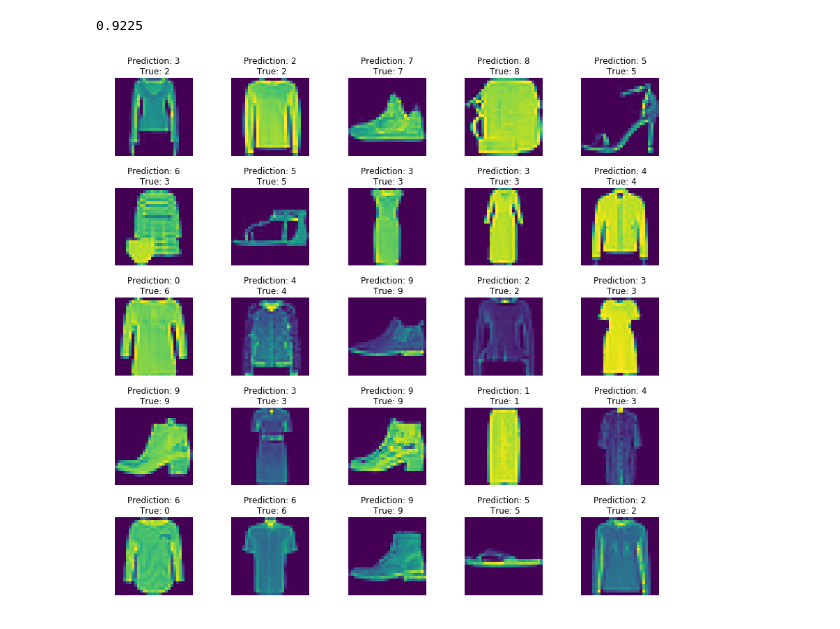
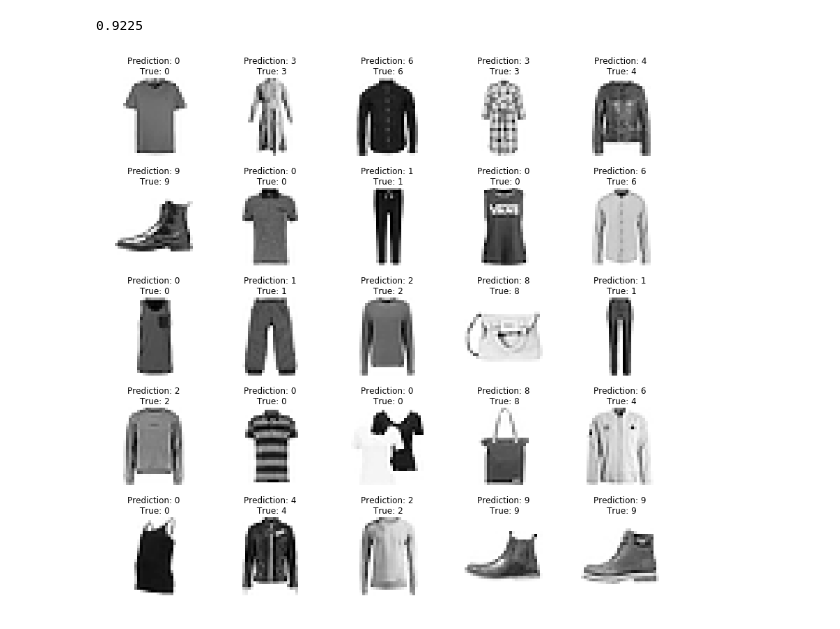
Before and after one commit to SidJain1412/FashionMNIST, a Jupyter notebook: Test1.ipynb, the cells around one changed output. Saved outputs shown, nothing was run; the diff lists cells and outputs as text; code cells hidden in the pictures.

```diff
--- a/Test1.ipynb
+++ b/Test1.ipynb
@@ -180,7 +182,7 @@ axes = axes.ravel()
 randnum = random.randint(0, 9975)
 
 for i in range(25):
-    axes[i].imshow(test_X[randnum + i].reshape(28, 28))
+    axes[i].imshow(test_X[randnum + i].reshape(28, 28), cmap="Greys")
     axes[i].set_title('Prediction: %d\n True: %d' %
                       (predictions[randnum + i], test_y[randnum + i]))
     axes[i].axis('off')
@@ -237,19 +239,19 @@ result[1]
 # %%
 predictions = classifier.predict_classes(test_X)
 import random
 
 fig, axes = plt.subplots(5, 5, figsize=(14, 14))
 # axes is currently in multiple lists, ravel reshapes it to 1d (?)
 axes = axes.ravel()
 
 randnum = random.randint(0, 9975)
 
 for i in range(25):
-    axes[i].imshow(test_X[randnum + i].reshape(28, 28))
+    axes[i].imshow(test_X[randnum + i].reshape(28, 28), cmap="Greys")
     axes[i].set_title('Prediction: %d\n True: %d' %
                       (predictions[randnum + i], test_y[randnum + i]))
     axes[i].axis('off')
 
 plt.subplots_adjust(wspace=0.5)
 # %% [output]
-[figure, old version]
+[figure, new version]
```
Also changed, not shown: parts of 4 cells of this notebook.
